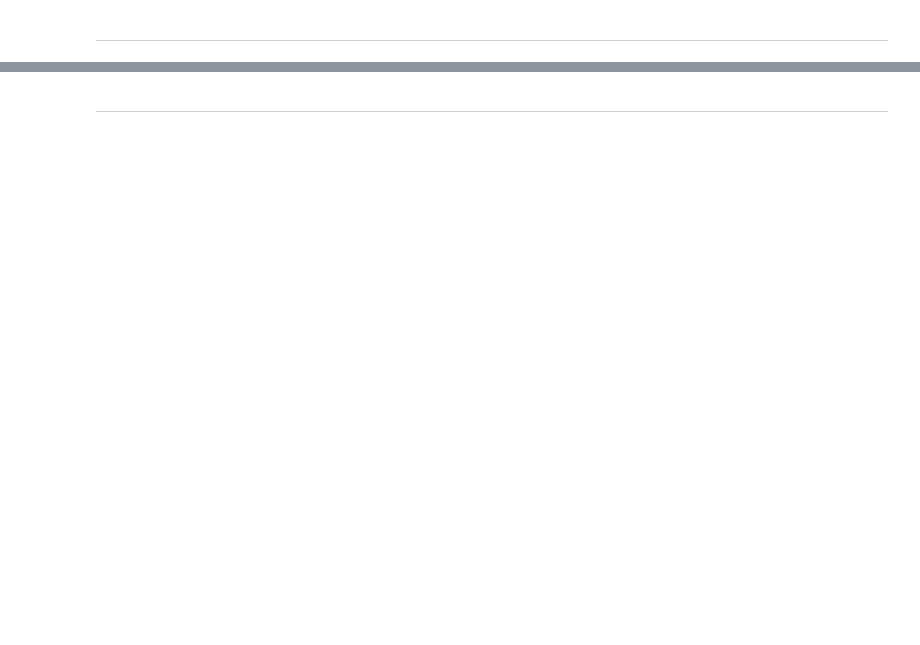
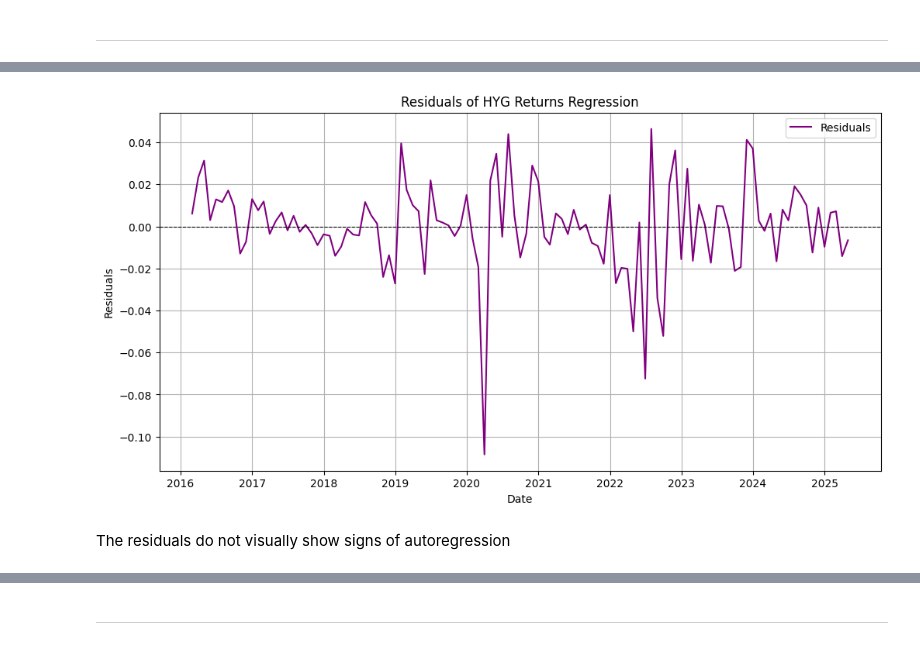
Before and after one commit to dakshox/drw-prework-2025, a Jupyter notebook: assignments/Assessment 2.ipynb, the cells around one changed output, grey strips where cells are left out. Cells and saved outputs as stored; diff of their text form; code cells hidden in the pictures; blank space fills up the shorter version.

```diff
--- a/assignments/Assessment 2.ipynb
+++ b/assignments/Assessment 2.ipynb
@@ -27,0 +33,3 @@ The exam makes use of data found in
+# %%
+returns = pd.read_excel('../data/exam_2_data.xlsx', index_col=0, parse_dates=True)
+returns
@@ -65,0 +66,9 @@ Do the following estimates depend on normality?
+# %%
+X = returns['IEF']
+Y = returns['HYG']
+X = sm.add_constant(X)  # Add a constant term for the intercept
+model = sm.OLS(Y, X).fit()  # Fit the Ordinary Least Squares model
+print(model.summary())
+print('\n')
+print(f"R-squared: {model.rsquared:.4f}")
+print(f"Beta^IEF : {model.params['IEF']:.4f}")
@@ -65,0 +108,9 @@ Do the following estimates depend on normality?
+# %%
+X = returns[['IEF', 'SPY']]
+Y = returns['HYG']
+X = sm.add_constant(X)  # Add a constant term for the intercept
+model = sm.OLS(Y, X).fit()  # Fit the Ordinary Least Squares model
+print(model.summary())
+
+print(f"R-squared: {model.rsquared:.4f}")
+print(f"Beta^IEF : {model.params['IEF']:.4f}")
@@ -143,0 +330,10 @@ Report the matrix condition number or the determinant of $\boldsymbol{R}'\boldsy
+# %%
+X = returns['HYG'].shift(1).iloc[1:]
+Y = returns['HYG'].iloc[1:]
+X = sm.add_constant(X)
+
+
+model = sm.OLS(Y, X).fit()  # Fit the Ordinary Least Squares model
+print(model.summary())
+print(f"R-squared: {model.rsquared:.4f}")
+print(f"Beta^HYG : {model.params['HYG']:.4f}")
@@ -143,0 +364,15 @@ Report the matrix condition number or the determinant of $\boldsymbol{R}'\boldsy
+# %%
+residuals = model.resid
+plt.figure(figsize=(12, 6))
+plt.plot(residuals, label='Residuals', color='purple')
+plt.title('Residuals of HYG Returns Regression')
+plt.xlabel('Date')
+plt.ylabel('Residuals')
+plt.axhline(0, color='black', linestyle='--', linewidth=0.8)
+plt.legend()
+plt.grid()
+plt.show()
+# %% [output]
+[figure, added]
+# %% [markdown]
+The residuals do not visually show signs of autoregression
```
Also changed, not shown: parts of 46 cells of this notebook.
